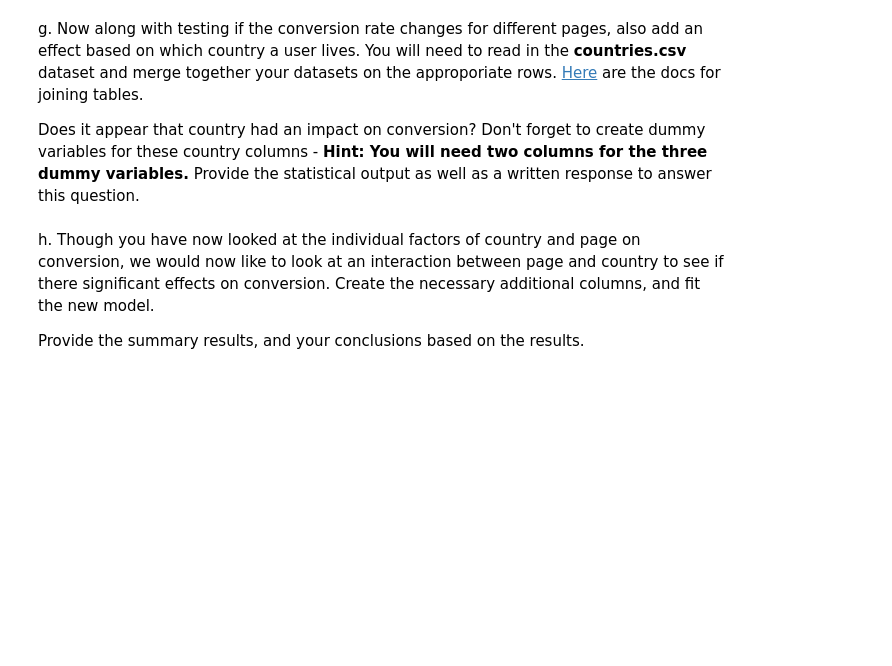
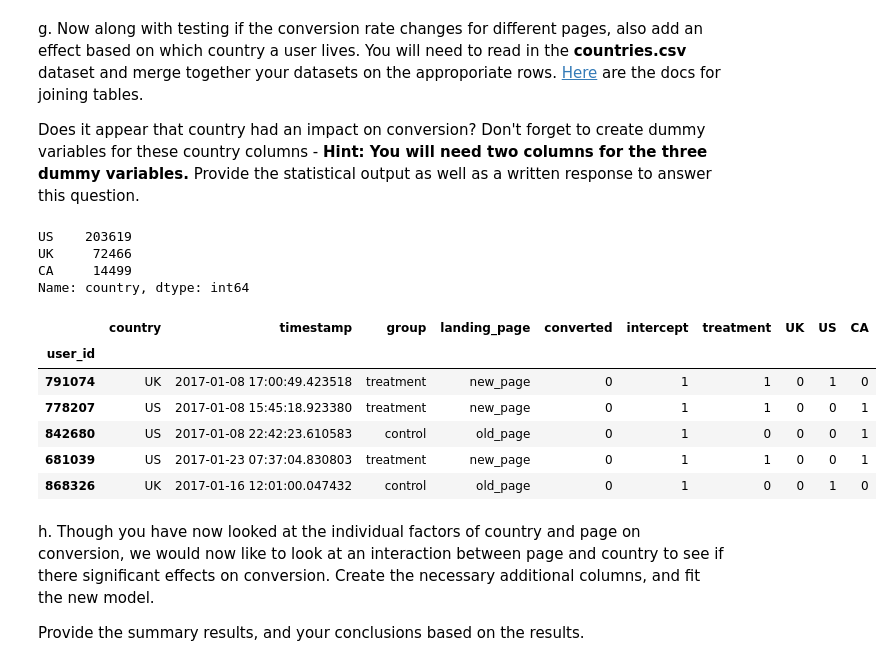
Before and after one commit to 55thSwiss/Udacity_DAND, a Jupyter notebook: Part 4/Analyze_ab_test_results_notebook.ipynb, the cells around one changed output. Saved outputs shown, nothing was run; the diff lists cells and outputs as text; code cells hidden in the pictures; blank space fills up the shorter version.

```diff
--- a/Part 4/Analyze_ab_test_results_notebook.ipynb
+++ b/Part 4/Analyze_ab_test_results_notebook.ipynb
@@ -320,2 +348,7 @@ a. Since each row is either a conversion or no conversion, what type of regressi
 # %% [markdown]
 b. The goal is to use **statsmodels** to fit the regression model you specified in part **a.** to see if there is a significant difference in conversion based on which page a customer receives.  However, you first need to create a column for the intercept, and create a dummy variable column for which page each user received.  Add an **intercept** column, as well as an **ab_page** column, which is 1 when an individual receives the **treatment** and 0 if **control**.
+# %%
+df2['intercept'] = 1
+df2[['control', 'treatment']] = pd.get_dummies(df['group'])
+df2 = df2.drop(['control'], axis = 1)
+df2.sample(5)
@@ -338,3 +404,9 @@ Does it appear that country had an impact on conversion?  Don't forget to create
 # %%
 countries_df = pd.read_csv('./countries.csv')
 df_new = countries_df.set_index('user_id').join(df2.set_index('user_id'), how='inner')
+df_new['country'].value_counts()
+# %% [output]
+US    203619
+UK     72466
+CA     14499
+Name: country, dtype: int64
@@ -343,3 +413,14 @@ df_new = countries_df.set_index('user_id').join(df2.set_index('user_id'), how='i
+# %%
+df_new[['UK','US','CA']] = pd.get_dummies(df_new['country'])
+df_new.sample(5)
+# %% [output]
+|  | country | timestamp | group | landing_page | converted | intercept | treatment | UK | US | CA |
+| user_id |  |  |  |  |  |  |  |  |  |  |
+| 791074 | UK | 2017-01-08 17:00:49.423518 | treatment | new_page | 0 | 1 | 1 | 0 | 1 | 0 |
+| 778207 | US | 2017-01-08 15:45:18.923380 | treatment | new_page | 0 | 1 | 1 | 0 | 0 | 1 |
+| 842680 | US | 2017-01-08 22:42:23.610583 | control | old_page | 0 | 1 | 0 | 0 | 0 | 1 |
+| 681039 | US | 2017-01-23 07:37:04.830803 | treatment | new_page | 0 | 1 | 1 | 0 | 0 | 1 |
+| 868326 | UK | 2017-01-16 12:01:00.047432 | control | old_page | 0 | 1 | 0 | 0 | 1 | 0 |
 # %% [markdown]
 h. Though you have now looked at the individual factors of country and page on conversion, we would now like to look at an interaction between page and country to see if there significant effects on conversion.  Create the necessary additional columns, and fit the new model.
 
```
Also changed, not shown: parts of 26 cells of this notebook, 1 other file.
